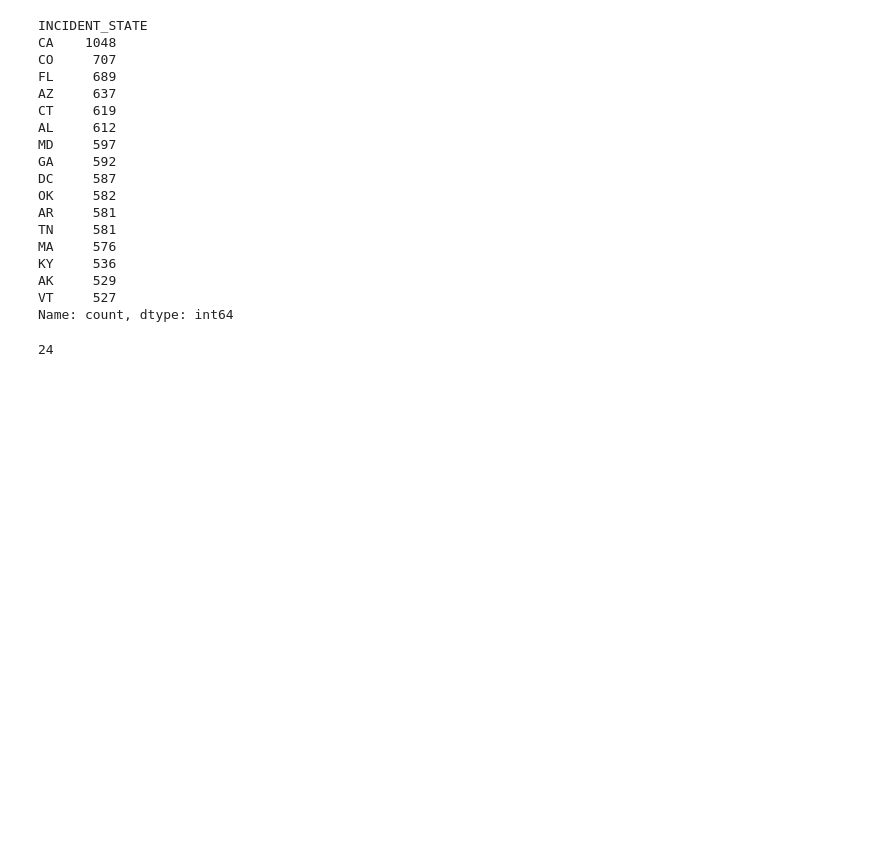
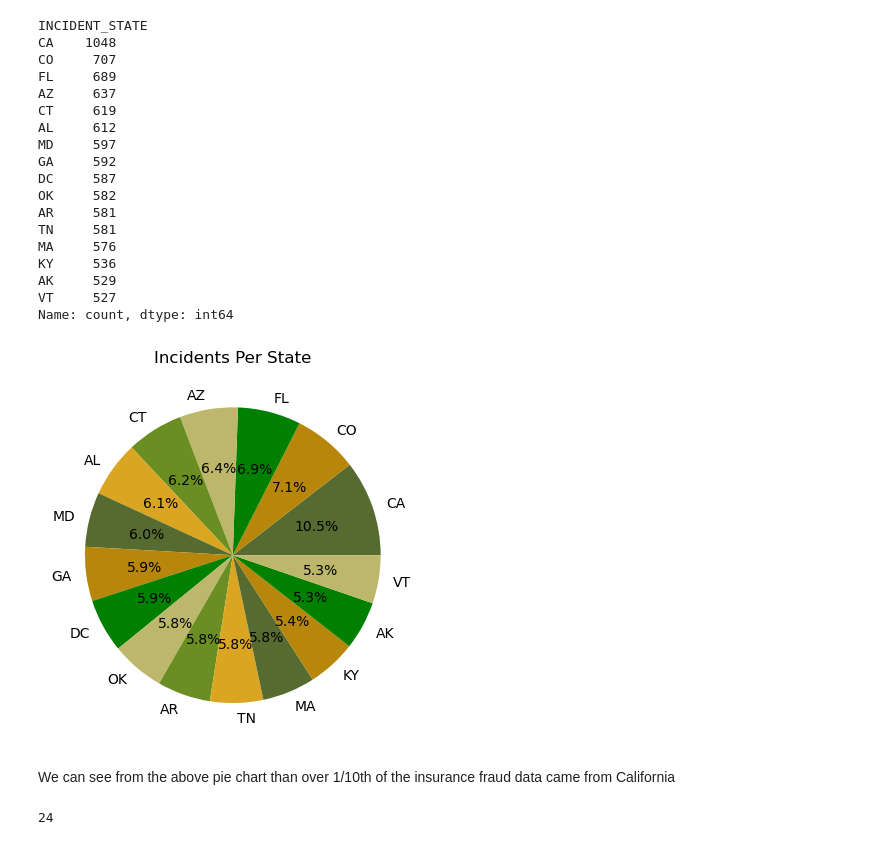
Before and after one commit to JustinS25/Insurance-Claim-Detection, a Jupyter notebook: Code/insurance_claim_valuecounts.ipynb, the cells around one changed output. Drawn from its saved outputs; the diff is of its cells as text; code cells hidden in the pictures; blank space fills up the shorter version.

Commit message:
Added new bar plot, merged Rachel's pie charts

```diff
--- a/Code/insurance_claim_valuecounts.ipynb
+++ b/Code/insurance_claim_valuecounts.ipynb
@@ -77,6 +77,18 @@ KY     536
 AK     529
 VT     527
 Name: count, dtype: int64
+# %%
+# Incident State Pie Chart
+
+colors = ['darkolivegreen', 'darkgoldenrod', 'green', 'darkkhaki', 'olivedrab', 'goldenrod']
+incident_state_count.plot(kind="pie", colors=colors, autopct= "%1.1f%%")
+plt.title("Incidents Per State")
+plt.ylabel("")
+plt.show()
+# %% [output]
+[figure, added]
+# %% [markdown]
+We can see from the above pie chart than over 1/10th of the insurance fraud data came from California
 # %%
 incident_hour_unique = len(ins_claim_fraud["INCIDENT_HOUR_OF_THE_DAY"].unique())
 incident_hour_unique
```
Also changed, not shown: parts of 5 cells of this notebook, 1 other file.
